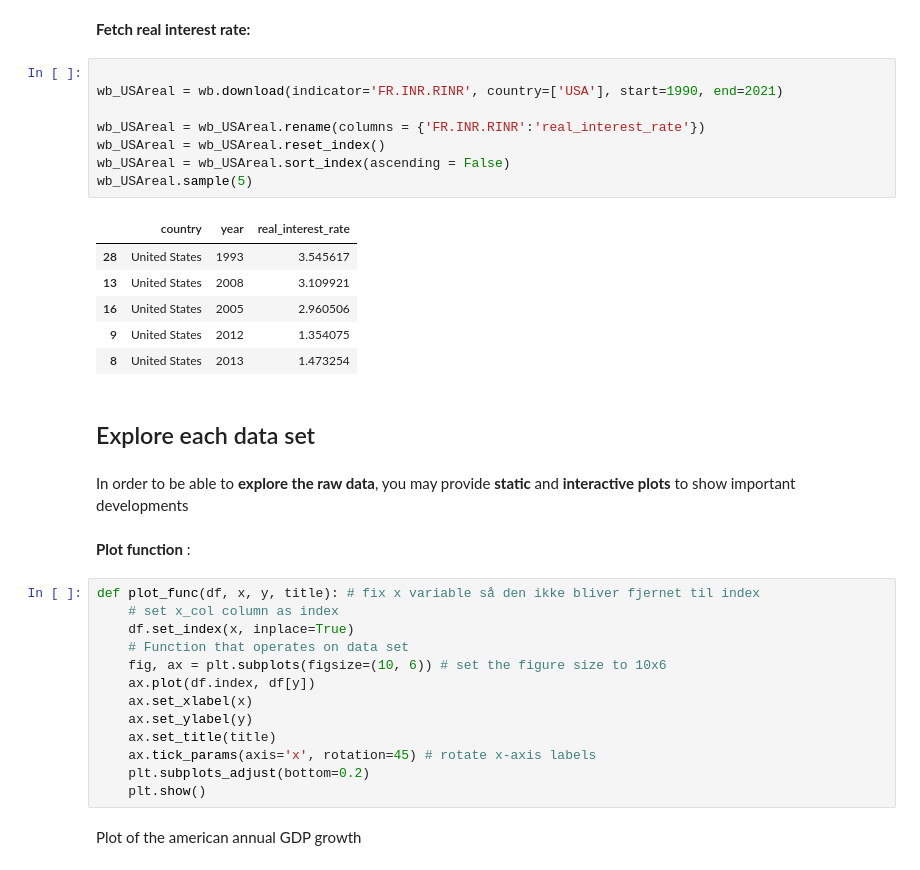
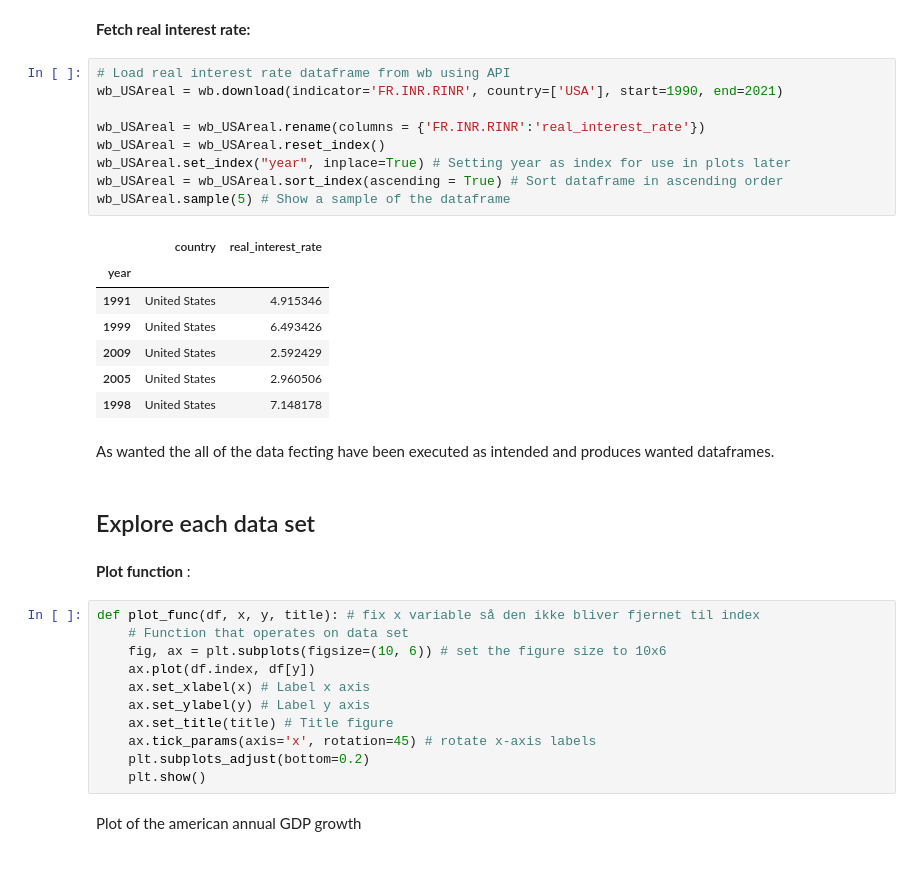
Before and after one commit to NumEconCopenhagen/projects-2023-boybandet, a Jupyter notebook: dataproject/dataproject.ipynb, the cells around one changed output. Cells and saved outputs as stored; diff of their text form.

```diff
--- a/dataproject/dataproject.ipynb
+++ b/dataproject/dataproject.ipynb
@@ -88,36 +96,36 @@ wb_USAemp.sample(5)
 # %% [markdown]
 **Fetch real interest rate:**
 # %%
-
+# Load real interest rate dataframe from wb using API
 wb_USAreal = wb.download(indicator='FR.INR.RINR', country=['USA'], start=1990, end=2021)
 
 wb_USAreal = wb_USAreal.rename(columns = {'FR.INR.RINR':'real_interest_rate'})
 wb_USAreal = wb_USAreal.reset_index()
-wb_USAreal = wb_USAreal.sort_index(ascending = False)
-wb_USAreal.sample(5)
+wb_USAreal.set_index("year", inplace=True) # Setting year as index for use in plots later
+wb_USAreal = wb_USAreal.sort_index(ascending = True) # Sort dataframe in ascending order
+wb_USAreal.sample(5) # Show a sample of the dataframe
 # %% [output]
-|  | country | year | real_interest_rate |
-| 28 | United States | 1993 | 3.545617 |
-| 13 | United States | 2008 | 3.109921 |
-| 16 | United States | 2005 | 2.960506 |
-| 9 | United States | 2012 | 1.354075 |
-| 8 | United States | 2013 | 1.473254 |
+|  | country | real_interest_rate |
+| year |  |  |
+| 1991 | United States | 4.915346 |
+| 1999 | United States | 6.493426 |
+| 2009 | United States | 2.592429 |
+| 2005 | United States | 2.960506 |
+| 1998 | United States | 7.148178 |
+# %% [markdown]
+As wanted the all of the data fecting have been executed as intended and produces wanted dataframes.
 # %% [markdown]
 ## Explore each data set
-# %% [markdown]
-In order to be able to **explore the raw data**, you may provide **static** and **interactive plots** to show important developments
 # %% [markdown]
 **Plot function** :
 # %%
 def plot_func(df, x, y, title): # fix x variable så den ikke bliver fjernet til index
-    # set x_col column as index
-    df.set_index(x, inplace=True)
     # Function that operates on data set
     fig, ax = plt.subplots(figsize=(10, 6)) # set the figure size to 10x6
     ax.plot(df.index, df[y])
-    ax.set_xlabel(x)
-    ax.set_ylabel(y)
-    ax.set_title(title)
+    ax.set_xlabel(x) # Label x axis
+    ax.set_ylabel(y) # Label y axis
+    ax.set_title(title) # Title figure
     ax.tick_params(axis='x', rotation=45) # rotate x-axis labels
     plt.subplots_adjust(bottom=0.2)
     plt.show()
```
Also changed, not shown: parts of 14 cells of this notebook.
